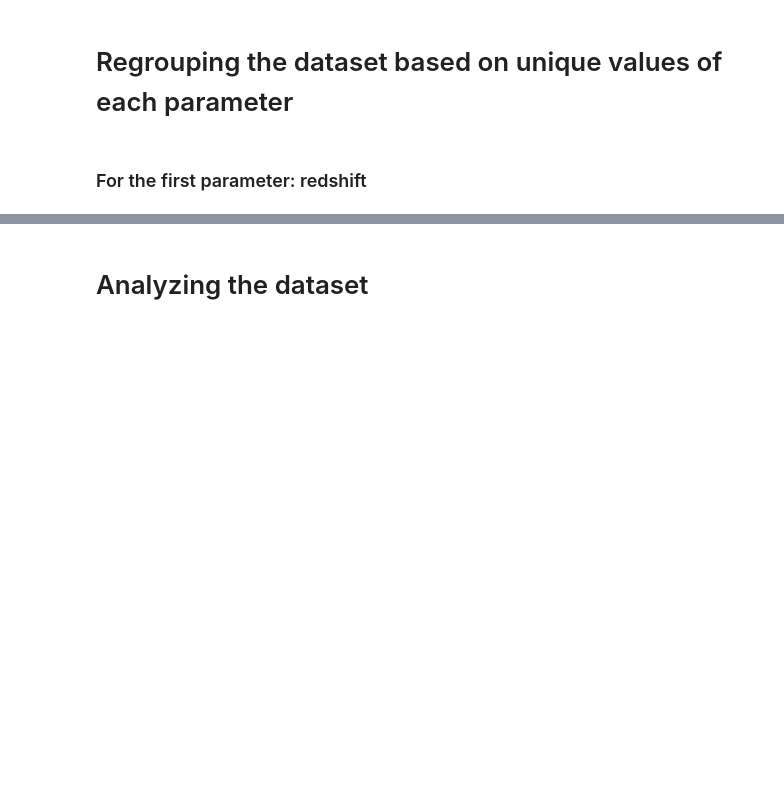
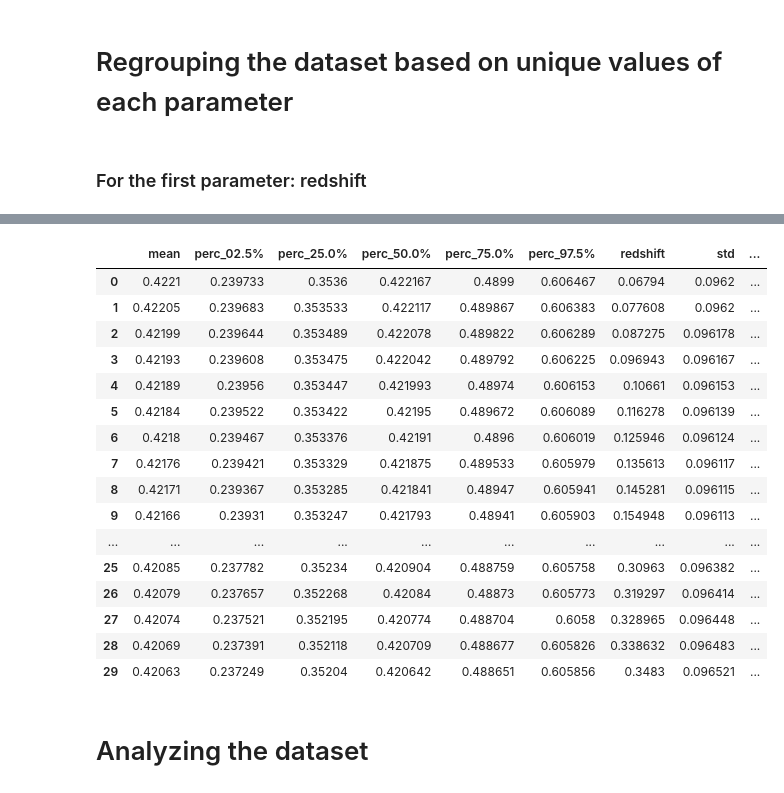
Before and after one commit to mdastro/UVupturn-RSGs, a Jupyter notebook: Model/ModelFit3D_SharedPrior.ipynb, the cells around one changed output, grey strips where cells are left out. Drawn from its saved outputs; the diff is of its cells as text; code cells hidden in the pictures; blank space fills up the shorter version.

```diff
--- a/Model/ModelFit3D_SharedPrior.ipynb
+++ b/Model/ModelFit3D_SharedPrior.ipynb
@@ -58,6 +58,8 @@ def rearranging_other_features(new_matrix, mean, percentile02, percentile25, per
     percentile75_i = []
     percentile97_i = []
 
+    d = 6
+
     for k in range(new_matrix[2:, 0].size):
         column = new_matrix[:, k]
         header = column[1:2]
@@ -72,12 +74,12 @@ def rearranging_other_features(new_matrix, mean, percentile02, percentile25, per
             percentile97_i.append(percentile97[int(m)])     # Appending the 97.5th percentile of all indices of col "m"
             sd_i.append(standard_deviation[int(m)])         # Appending the standard deviation of all indices of col "m"
         prob = round(np.mean(np.array(mean_i).astype(float)), 5)         # Mean of the "mean"
-        p02 = round(np.mean(np.array(percentile02_i).astype(float)), 5)  # Mean of the 2.5nd percentile for all indices in cal "m"
-        p25 = round(np.mean(np.array(percentile25_i).astype(float)), 5)  # ...and so forth.
-        p50 = round(np.mean(np.array(percentile50_i).astype(float)), 5)
-        p75 = round(np.mean(np.array(percentile75_i).astype(float)), 5)
-        p97 = round(np.mean(np.array(percentile97_i).astype(float)), 5)
-        sdv = round(np.mean(np.array(sd_i).astype(float)), 5)
+        p02 = round(np.mean(np.array(percentile02_i).astype(float)), d)  # Mean of the 2.5nd percentile for all indices in cal "m"
+        p25 = round(np.mean(np.array(percentile25_i).astype(float)), d)  # ...and so forth.
+        p50 = round(np.mean(np.array(percentile50_i).astype(float)), d)
+        p75 = round(np.mean(np.array(percentile75_i).astype(float)), d)
+        p97 = round(np.mean(np.array(percentile97_i).astype(float)), d)
+        sdv = round(np.mean(np.array(sd_i).astype(float)), d)
 
         mean_probability.append(prob)          # Appending each parameter at a time, so they can be joined horizontally
         mean_probability.append(p02)
@@ -175,7 +177,7 @@ sd         = results['sd'].astype(float)
 # %%
 redshift = []
 for i in range(redshifts.size):
-    redshift.append(round(redshifts[i], 5))
+    redshift.append(round(redshifts[i], 6))
 redshift = np.array(redshift)
-print redshift
+print np.unique(redshift)
 # %% [output]
@@ -263,2 +267,35 @@ for i in range(class_key_z.size):
+# %%
+z_keys = np.sort(z_outputs.keys())
+m_keys = np.sort(m_outputs.keys())
+output = {}
+for j in range(z_keys.size):
+    z_temp     = z_outputs[z_keys[j]].values
+    m_temp_col = m_outputs[m_keys[j]]['log_stellar_mass'].values
+    z_header   = np.array(z_outputs[z_keys[j]].columns)
+    m_header   = np.array(m_outputs[m_keys[j]].columns)
+    idx_mass   = np.where(m_header=='log_stellar_mass')
+    new_header = np.concatenate([z_header, m_header[idx_mass]])
+    new_data   = np.column_stack([z_temp, m_temp_col])
+    output["Output_W%d" % j] = pd.DataFrame(np.vstack([new_data]))
+    output["Output_W%d" % j].columns = new_header
+output["Output_W0"]
+# %% [output]
+|  | mean | perc_02.5% | perc_25.0% | perc_50.0% | perc_75.0% | perc_97.5% | redshift | std | ... |
+| 0 | 0.4221 | 0.239733 | 0.3536 | 0.422167 | 0.4899 | 0.606467 | 0.06794 | 0.0962 | ... |
+| 1 | 0.42205 | 0.239683 | 0.353533 | 0.422117 | 0.489867 | 0.606383 | 0.077608 | 0.0962 | ... |
+| 2 | 0.42199 | 0.239644 | 0.353489 | 0.422078 | 0.489822 | 0.606289 | 0.087275 | 0.096178 | ... |
+| 3 | 0.42193 | 0.239608 | 0.353475 | 0.422042 | 0.489792 | 0.606225 | 0.096943 | 0.096167 | ... |
+| 4 | 0.42189 | 0.23956 | 0.353447 | 0.421993 | 0.48974 | 0.606153 | 0.10661 | 0.096153 | ... |
+| 5 | 0.42184 | 0.239522 | 0.353422 | 0.42195 | 0.489672 | 0.606089 | 0.116278 | 0.096139 | ... |
+| 6 | 0.4218 | 0.239467 | 0.353376 | 0.42191 | 0.4896 | 0.606019 | 0.125946 | 0.096124 | ... |
+| 7 | 0.42176 | 0.239421 | 0.353329 | 0.421875 | 0.489533 | 0.605979 | 0.135613 | 0.096117 | ... |
+| 8 | 0.42171 | 0.239367 | 0.353285 | 0.421841 | 0.48947 | 0.605941 | 0.145281 | 0.096115 | ... |
+| 9 | 0.42166 | 0.23931 | 0.353247 | 0.421793 | 0.48941 | 0.605903 | 0.154948 | 0.096113 | ... |
+| ... | ... | ... | ... | ... | ... | ... | ... | ... | ... |
+| 25 | 0.42085 | 0.237782 | 0.35234 | 0.420904 | 0.488759 | 0.605758 | 0.30963 | 0.096382 | ... |
+| 26 | 0.42079 | 0.237657 | 0.352268 | 0.42084 | 0.48873 | 0.605773 | 0.319297 | 0.096414 | ... |
+| 27 | 0.42074 | 0.237521 | 0.352195 | 0.420774 | 0.488704 | 0.6058 | 0.328965 | 0.096448 | ... |
+| 28 | 0.42069 | 0.237391 | 0.352118 | 0.420709 | 0.488677 | 0.605826 | 0.338632 | 0.096483 | ... |
+| 29 | 0.42063 | 0.237249 | 0.35204 | 0.420642 | 0.488651 | 0.605856 | 0.3483 | 0.096521 | ... |
 # %% [markdown]
 # Analyzing the dataset
```
Also changed, not shown: parts of 15 cells of this notebook.
